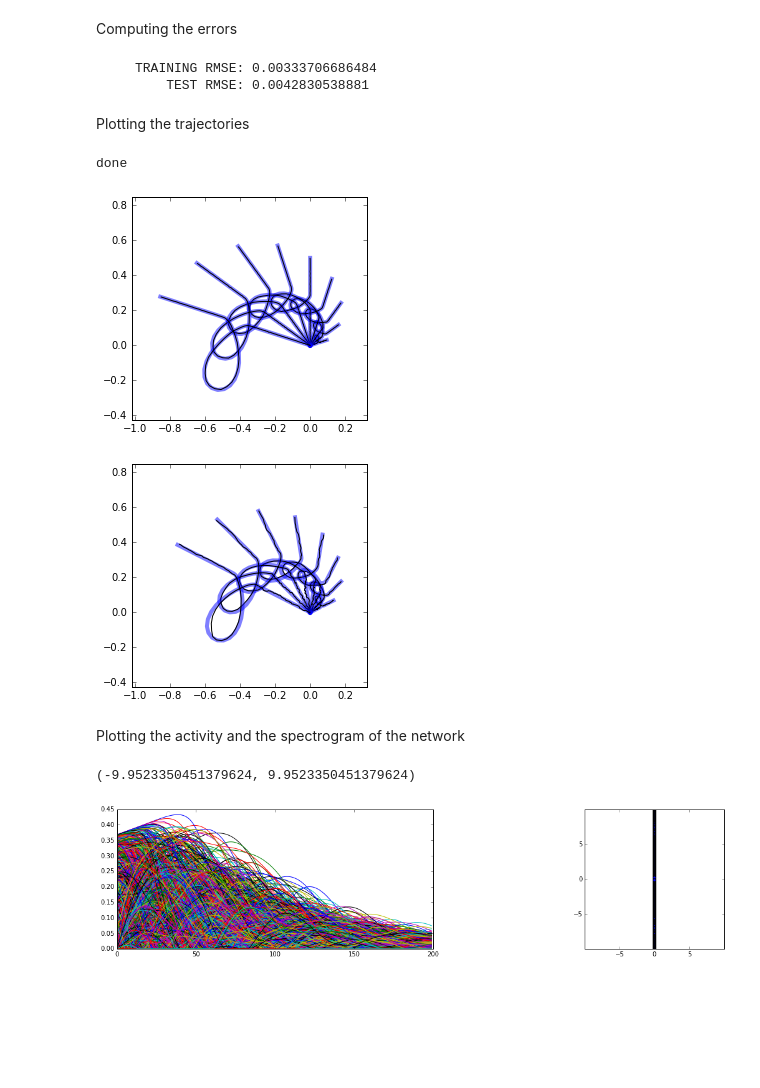
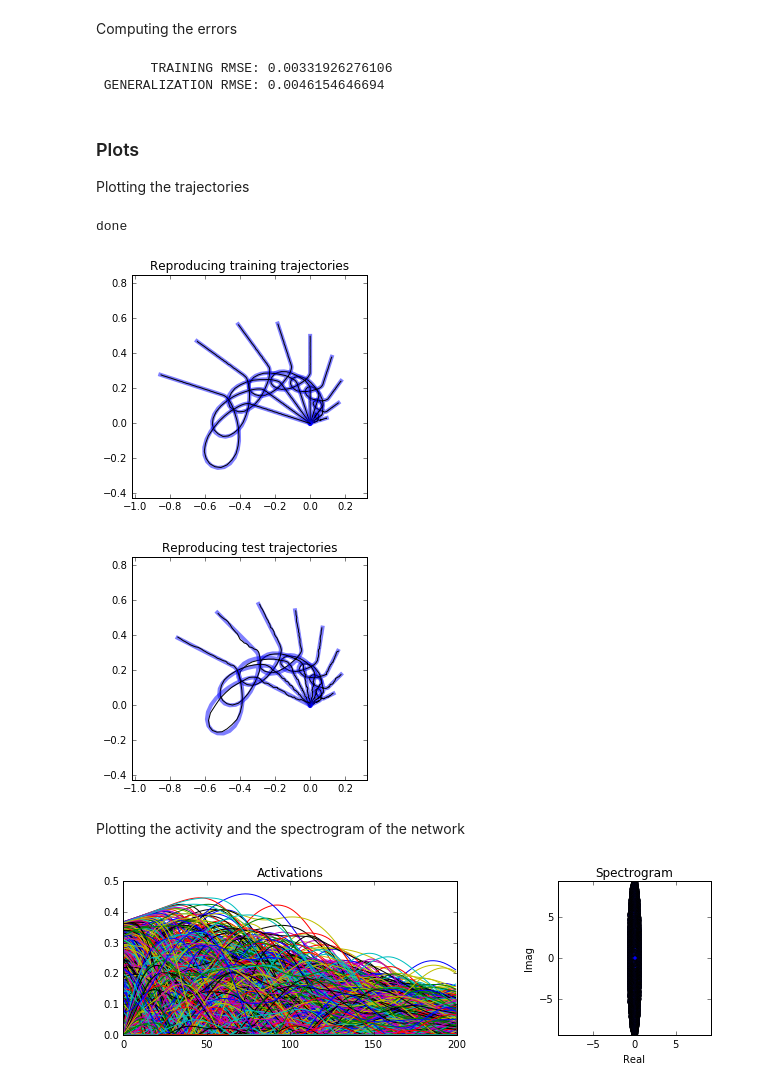
Before and after one commit to francesco-mannella/dmp-esn, a Jupyter notebook: esn_2D_task.ipynb, the cells around one changed output. Cells and saved outputs as stored; diff of their text form; code cells hidden in the pictures; blank space fills up the shorter version.

```diff
--- a/esn_2D_task.ipynb
+++ b/esn_2D_task.ipynb
@@ -195,14 +72,14 @@ done
 ### Initialize the echo-state network
 # %%
 sim = ESN(
-    N       = 3000,
+    N         = 3000,
     timesteps = TIMESTEPS,
-    dt      = 0.001,
-    tau     = 0.05,
-    alpha   = 0.01,
-    beta    = 0.99,
-    epsilon = 1.0e-60,
-    lmbd    = 0.5e-3
+    dt        = 0.001,
+    tau       = 0.05,
+    alpha     = 0.2,
+    beta      = 0.8,
+    epsilon   = 1.0e-60,
+    lmbd      = 0.5e-3
 )
 print "done"
 # %% [output]
@@ -240,53 +117,61 @@ Computing the errors
 # %%
 Y_rmse = rmse ( array(Y).ravel(), array(Y_r).ravel())
 T_rmse = rmse ( array(T).ravel(), array(T_r).ravel())
-print "     TRAINING RMSE: {}".format( Y_rmse )
-print "         TEST RMSE: {}".format( T_rmse )
+print "       TRAINING RMSE: {}".format( Y_rmse )
+print " GENERALIZATION RMSE: {}".format( T_rmse )
 # %% [output]
-     TRAINING RMSE: 0.00333706686484
-         TEST RMSE: 0.0042830538881
+       TRAINING RMSE: 0.00331926276106
+ GENERALIZATION RMSE: 0.0046154646694
 # %% [markdown]
+### Plots
 Plotting the trajectories
 # %%
 fig = figure()
 ax = fig.add_subplot(111, aspect="equal")
-ax.set_xlim(-xr-rr[-1]*1.2,xr+rr[1]*1.3)
-ax.set_ylim(-rr[-1]*.5,rr[-1])
+ax.set_title("Reproducing training trajectories")
+ax.set_xlim(XLIM)
+ax.set_ylim(YLIM)
 
 for k in range(NY):
     plot(*Y[k].T, color="blue", lw=4, alpha=.5)
     plot(*Y_r[k].T, color="black", lw=1)
 
 fig = figure()
 ax = fig.add_subplot(111, aspect="equal")
-ax.set_xlim(-xr-rr[-1]*1.2,xr+rr[1]*1.3)
-ax.set_ylim(-rr[-1]*.5,rr[-1])
+ax.set_title("Reproducing test trajectories")
+ax.set_xlim(XLIM)
+ax.set_ylim(YLIM)
 
 for k in range(NT):
     plot(*T[k].T, color="blue", lw=4, alpha=.5)
     plot(*T_r[k].T, color="black", lw=1)
 
 print "done"
 # %% [output]
 done
-[figure, old version]
+[figure, new version]
-[figure, old version]
+[figure, new version]
 # %% [markdown]
 Plotting the activity and the spectrogram of the network
 # %%
 # activity
-fig = figure(figsize=(20,4))
+fig = figure(figsize=(10,3))
 ax = fig.add_subplot(121)
+ax.set_title("Activations")
 x = sim.activations()
 pl = ax.plot(x.T)
 
 #spectrogram
 ax = fig.add_subplot(122, aspect="equal")
+ax.set_title("Spectrogram")
 l = eigvals(sim.res.w)
 sr = max(abs(l))
 sc = ax.scatter(real(l), imag(l))
 ax.set_xlim([-sr,sr])
 ax.set_ylim([-sr,sr])
+ax.set_xlabel("Real")
+ax.set_ylabel("Imag")
+
+tight_layout()
 # %% [output]
-(-9.9523350451379624, 9.9523350451379624)
-[figure, old version]
+[figure, new version]
```
Also changed, not shown: parts of 9 cells of this notebook, 1 other file.
